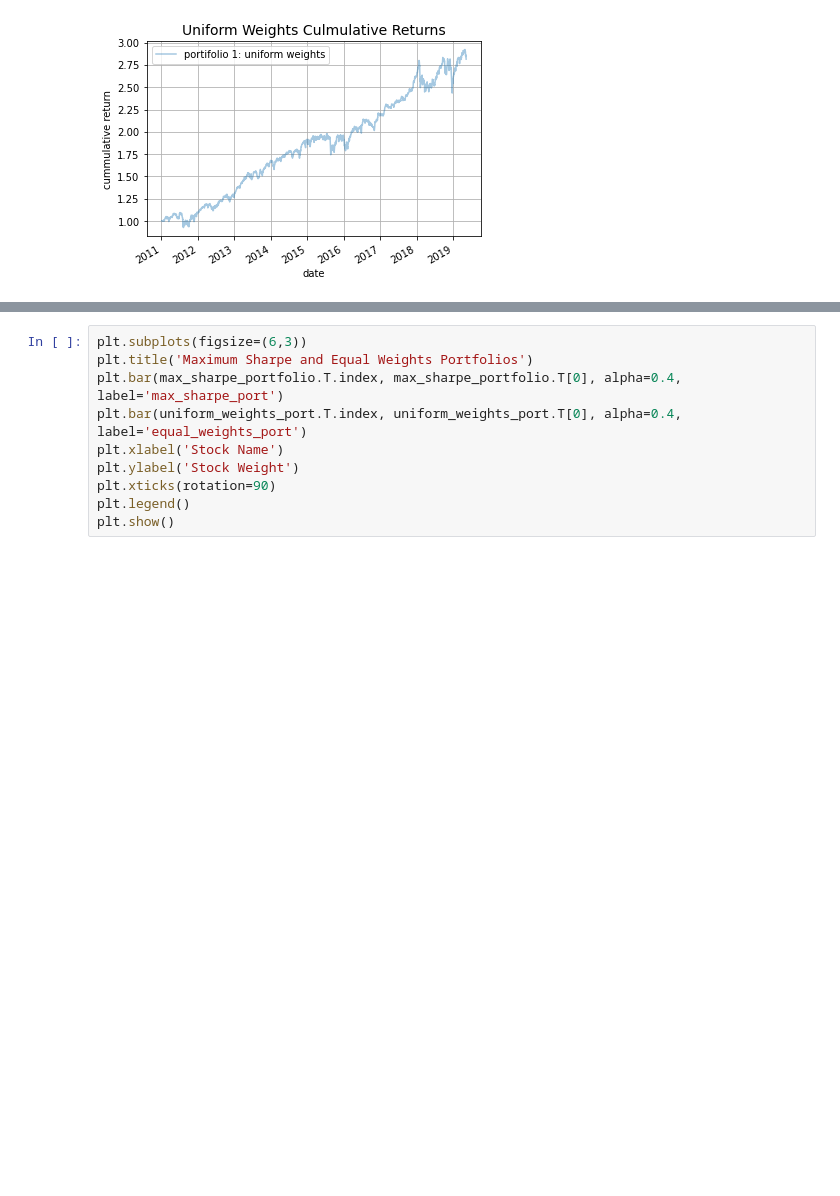
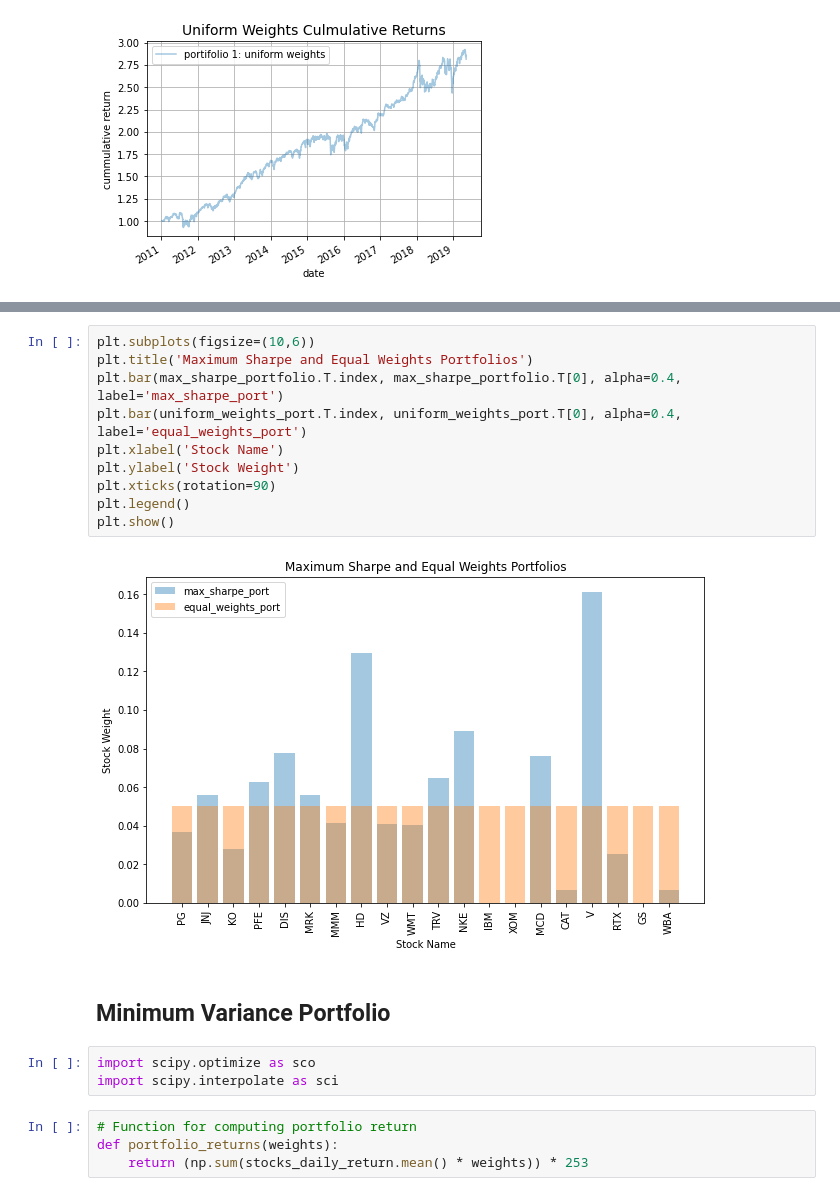
Before and after one commit to Eminent01/AMMI_Research, a Jupyter notebook: AMMI_Research2.ipynb, the cells around one changed output, grey strips where cells are left out. Drawn from its saved outputs; the diff is of its cells as text; blank space fills up the shorter version.

```diff
--- a/AMMI_Research2.ipynb
+++ b/AMMI_Research2.ipynb
@@ -1293,10 +1242,21 @@ print()
 # %%
-plt.subplots(figsize=(6,3))
+plt.subplots(figsize=(10,6))
 plt.title('Maximum Sharpe and Equal Weights Portfolios')
 plt.bar(max_sharpe_portfolio.T.index, max_sharpe_portfolio.T[0], alpha=0.4, label='max_sharpe_port')
 plt.bar(uniform_weights_port.T.index, uniform_weights_port.T[0], alpha=0.4, label='equal_weights_port')
 plt.xlabel('Stock Name')
 plt.ylabel('Stock Weight')
 plt.xticks(rotation=90)
 plt.legend()
 plt.show()
+# %% [output]
+[figure, added]
+# %% [markdown]
+## Minimum Variance Portfolio
+# %%
+import scipy.optimize as sco
+import scipy.interpolate as sci
+# %%
+# Function for computing portfolio return
+def portfolio_returns(weights):
+    return (np.sum(stocks_daily_return.mean() * weights)) * 253
```
Also changed, not shown: parts of 12 cells of this notebook.
